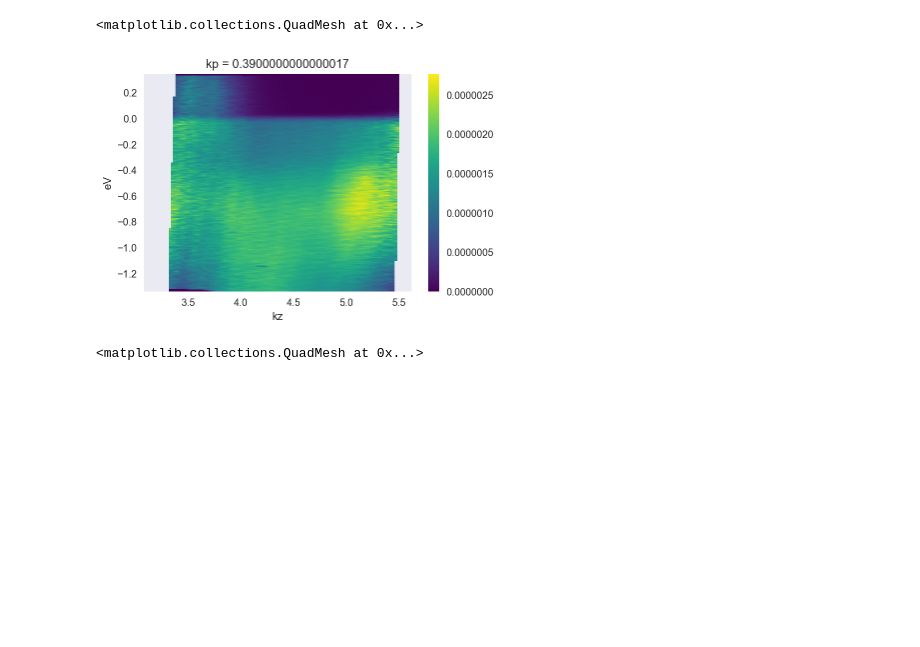
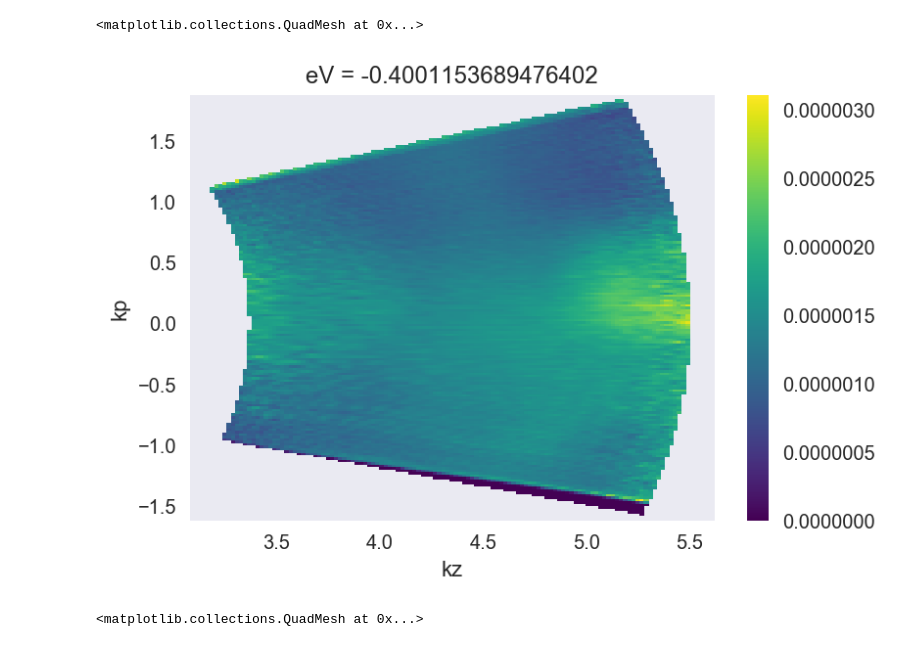
Before and after one commit to chstan/arpes, a Jupyter notebook: experiments/RhSn2/PhotonEnergy.ipynb, the cells around one changed output. Cells and saved outputs as stored; diff of their text form; code cells hidden in the pictures; blank space fills up the shorter version.

```diff
--- a/experiments/RhSn2/PhotonEnergy.ipynb
+++ b/experiments/RhSn2/PhotonEnergy.ipynb
@@ -64,10 +64,10 @@ hv_scan.sel(eV=-0.5, method='nearest').sel(kz=slice(3.0, 5.5), kp=slice(-0.5, 1.
 <matplotlib.collections.QuadMesh at 0x...>
 [figure]
 # %%
-hv_scan.sel(kp=0.4, method='nearest').plot()
+hv_scan.sel(eV=-0.4, method='nearest').plot()
 # %% [output]
 <matplotlib.collections.QuadMesh at 0x...>
-[figure, old version]
+[figure, new version]
 # %%
 raw_hv_scan = load_dataset(datasets[2]['id'])
 # %%
```
Also changed, not shown: parts of 9 cells of this notebook, 22 other files.
